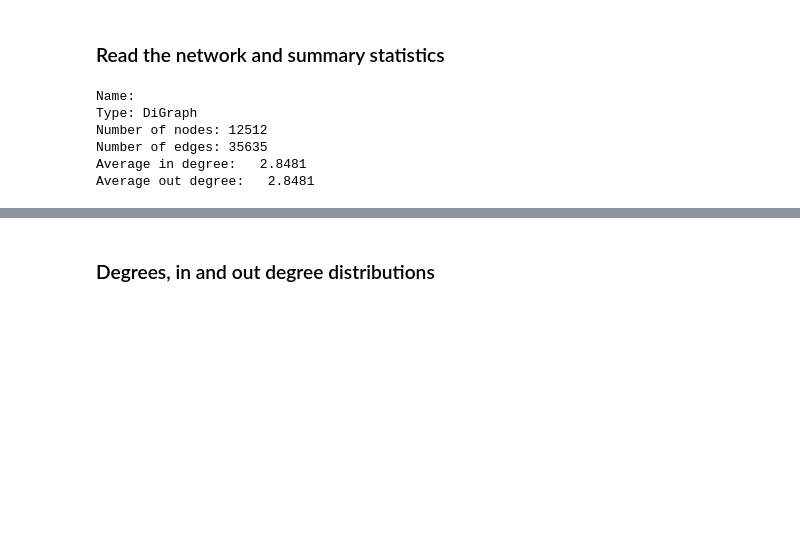
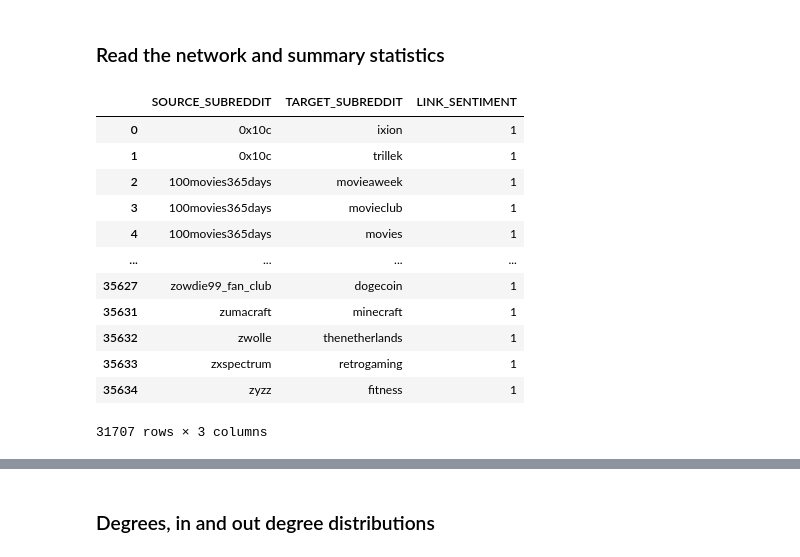
Before and after one commit to Ispanicus/Reddit_network_analysis, a Jupyter notebook: Project.ipynb, the cells around one changed output, grey strips where cells are left out. Drawn from its saved outputs; the diff is of its cells as text; code cells hidden in the pictures; blank space fills up the shorter version.

```diff
--- a/Project.ipynb
+++ b/Project.ipynb
@@ -29,14 +31,31 @@ warnings.filterwarnings("ignore", message="divide by zero encountered in true_di
 G_reddit = pd.read_csv('clean_graph.csv', delimiter=",")
 G = nx.convert_matrix.from_pandas_edgelist(G_reddit, source="SOURCE_SUBREDDIT", target="TARGET_SUBREDDIT", edge_attr="LINK_SENTIMENT", create_using=nx.DiGraph)
 G_2014 = pd.read_csv('2014.csv', delimiter=",")
-G_2014 = nx.convert_matrix.from_pandas_edgelist(G_2014, source="SOURCE_SUBREDDIT", target="TARGET_SUBREDDIT", edge_attr="LINK_SENTIMENT", create_using=nx.DiGraph)
+#G_2014 = nx.convert_matrix.from_pandas_edgelist(G_2014, source="SOURCE_SUBREDDIT", target="TARGET_SUBREDDIT", edge_attr="LINK_SENTIMENT", create_using=nx.DiGraph)
 
 # print summary of network
-print(nx.info(G_2014))
+#print(nx.info(G_2014))
-# %% [output]
-Name:
-Type: DiGraph
-Number of nodes: 12512
-Number of edges: 35635
-Average in degree:   2.8481
-Average out degree:   2.8481
+# %%
+G_BAD = G_2014[G_2014.LINK_SENTIMENT == 1]
+G_BAD = G_BAD[G_BAD.SOURCE_SUBREDDIT != 'askreddit']
+G_BAD = G_BAD[G_BAD.SOURCE_SUBREDDIT != 'iama']
+G_BAD = G_BAD[G_BAD.TARGET_SUBREDDIT != 'askreddit']
+G_BAD = G_BAD[G_BAD.TARGET_SUBREDDIT != 'iama']
+
+#G_BAD = nx.convert_matrix.from_pandas_edgelist(G_BAD, source="SOURCE_SUBREDDIT", target="TARGET_SUBREDDIT", edge_attr="LINK_SENTIMENT", create_using=nx.DiGraph)
+# %%
+G_BAD
+# %% [output]
+|  | SOURCE_SUBREDDIT | TARGET_SUBREDDIT | LINK_SENTIMENT |
+| 0 | 0x10c | ixion | 1 |
+| 1 | 0x10c | trillek | 1 |
+| 2 | 100movies365days | movieaweek | 1 |
+| 3 | 100movies365days | movieclub | 1 |
+| 4 | 100movies365days | movies | 1 |
+| ... | ... | ... | ... |
+| 35627 | zowdie99_fan_club | dogecoin | 1 |
+| 35631 | zumacraft | minecraft | 1 |
+| 35632 | zwolle | thenetherlands | 1 |
+| 35633 | zxspectrum | retrogaming | 1 |
+| 35634 | zyzz | fitness | 1 |
+31707 rows × 3 columns
```
Also changed, not shown: parts of 17 cells of this notebook, 3 other files.
